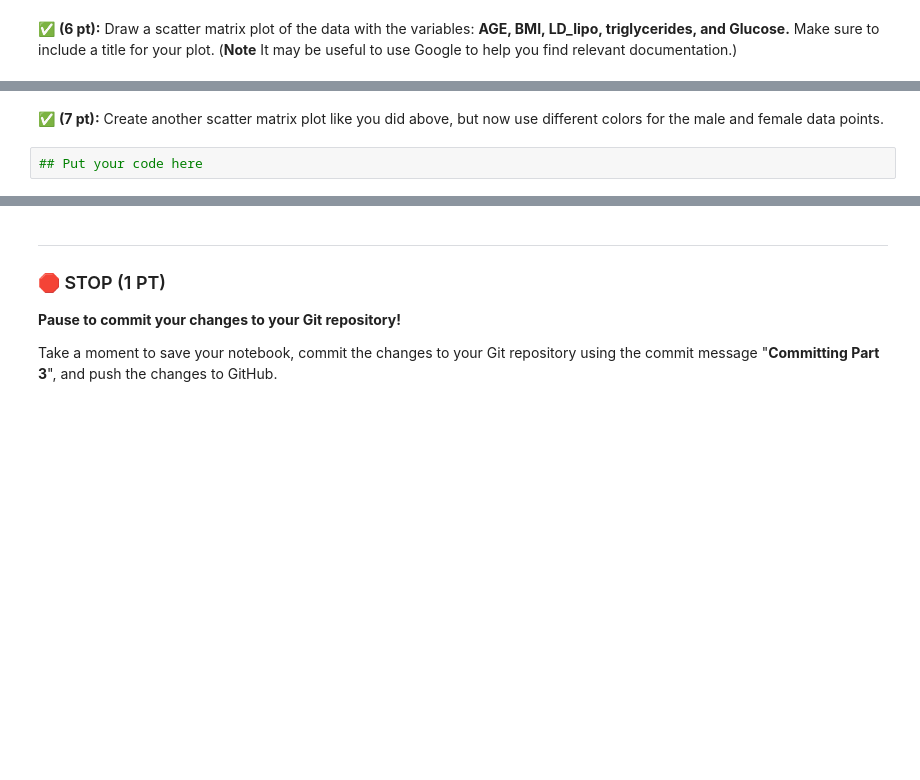
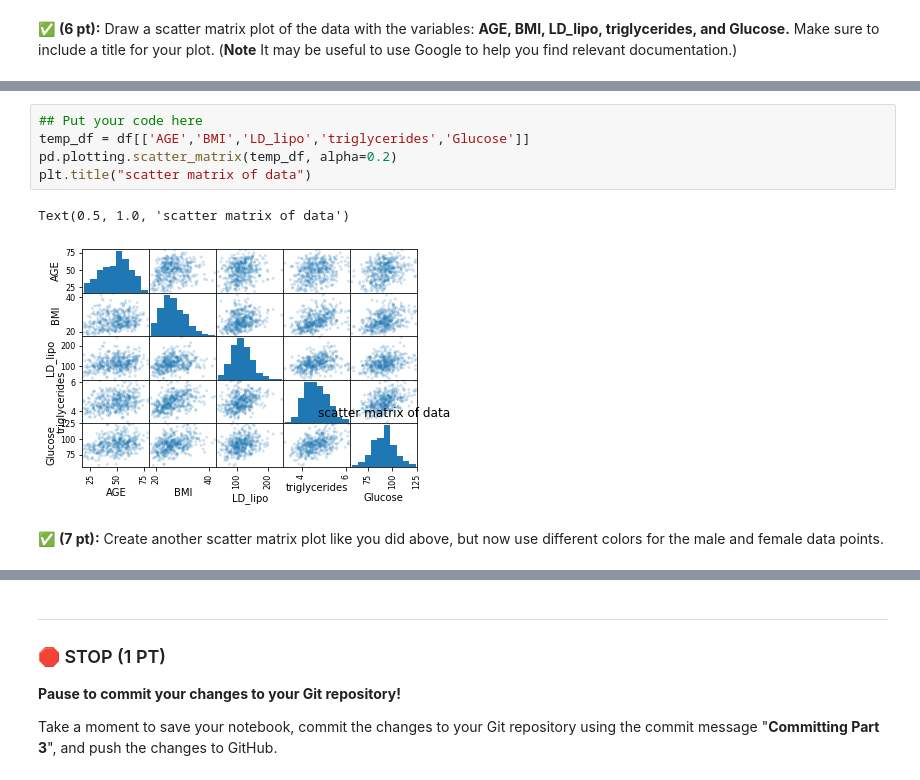
Before and after one commit to Ishan-Baweja/cmse202-XX-turnin, a Jupyter notebook: CMSE202-Midterm-Sect001_TF_Mods-STUDENT.ipynb, the cells around one changed output, grey strips where cells are left out. Drawn from its saved outputs; the diff is of its cells as text; blank space fills up the shorter version.

```diff
--- a/CMSE202-Midterm-Sect001_TF_Mods-STUDENT.ipynb
+++ b/CMSE202-Midterm-Sect001_TF_Mods-STUDENT.ipynb
@@ -168,4 +200,10 @@ plt.scatter(df["Glucose"],df["AGE"])
+# %%
+## Put your code here
+temp_df = df[['AGE','BMI','LD_lipo','triglycerides','Glucose']]
+pd.plotting.scatter_matrix(temp_df, alpha=0.2)
+plt.title("scatter matrix of data")
+# %% [output]
+Text(0.5, 1.0, 'scatter matrix of data')
+[figure, added]
 # %% [markdown]
 &#9989; **(7 pt):** Create another scatter matrix plot like you did above, but now use different colors for the male and female data points.
-# %%
-## Put your code here
```
Also changed, not shown: parts of 7 cells of this notebook.
